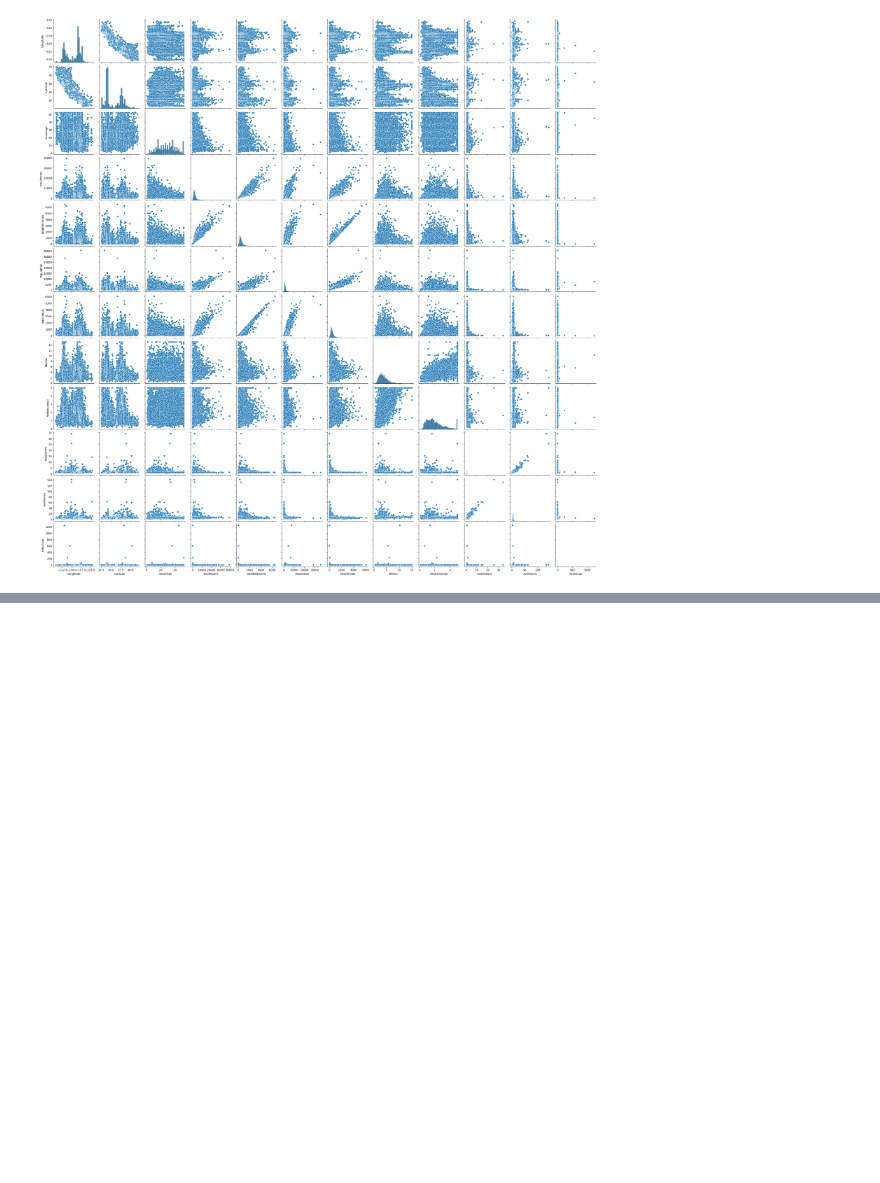
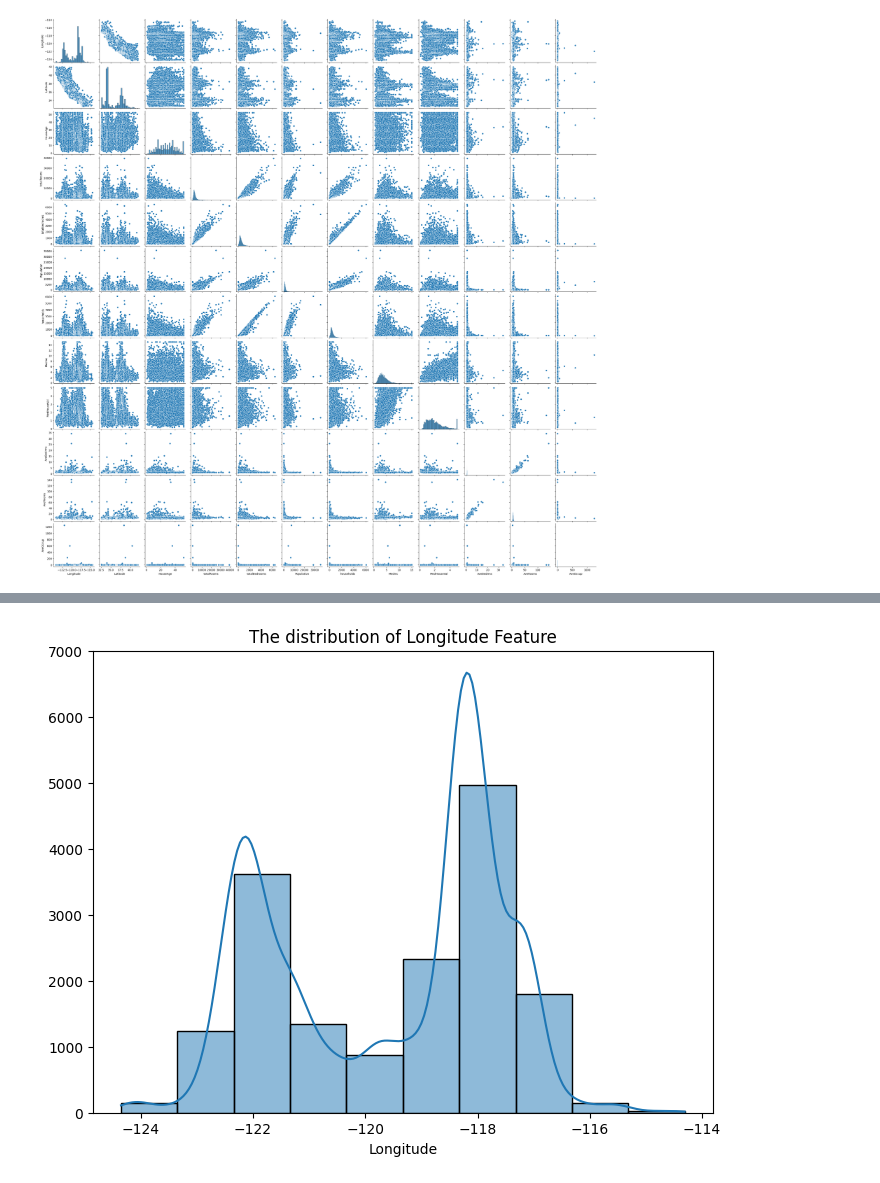
Before and after one commit to LarsBentsen/CourseDSAIStatisticalLearning, a Jupyter notebook: testing.ipynb, the cells around one changed output, grey strips where cells are left out. Saved outputs shown, nothing was run; the diff lists cells and outputs as text; code cells hidden in the pictures; blank space fills up the shorter version.

```diff
--- a/testing.ipynb
+++ b/testing.ipynb
@@ -114,0 +162,8 @@ plt.show()
+# %%
+plt.figure(figsize=(8,6))
+sns.histplot(x=df['Longitude'], bins=10, palette='viridis', kde=True)
+plt.title("The distribution of Longitude Feature")
+plt.ylabel("")
+plt.show()
+# %% [output]
+[figure, added]
```
Also changed, not shown: parts of 34 cells of this notebook, 2 other files.
